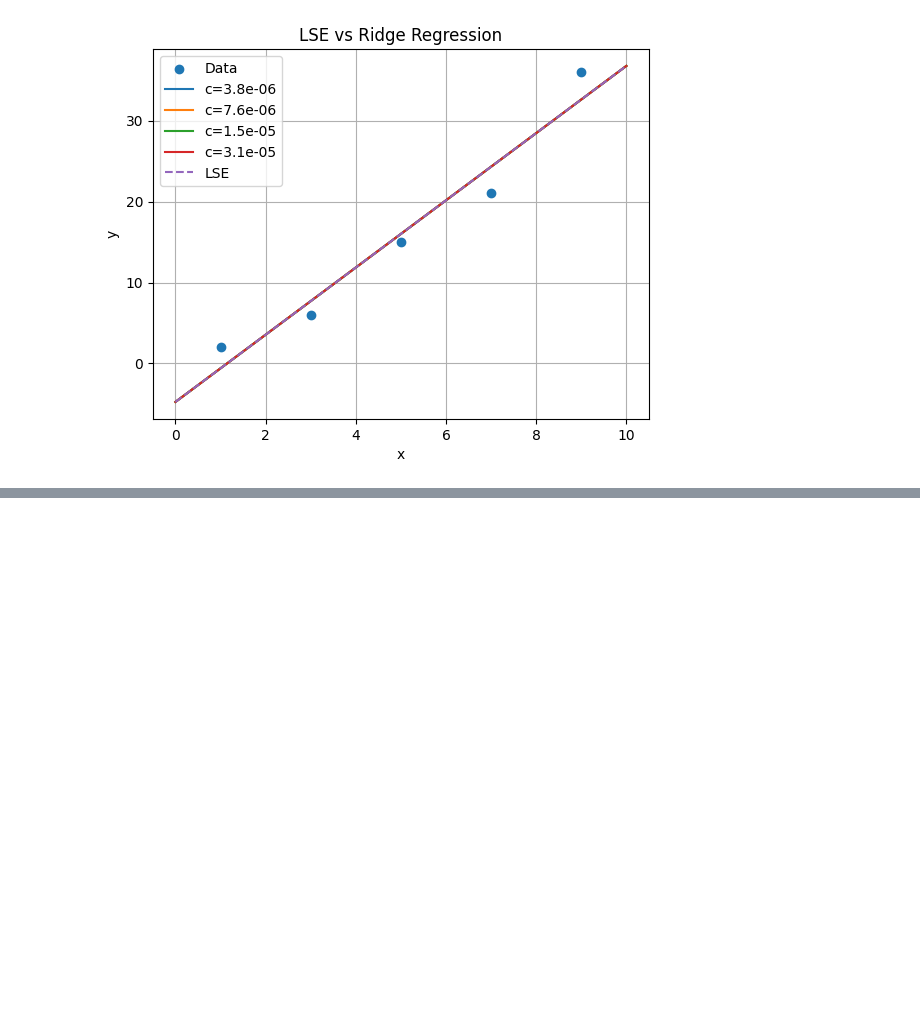
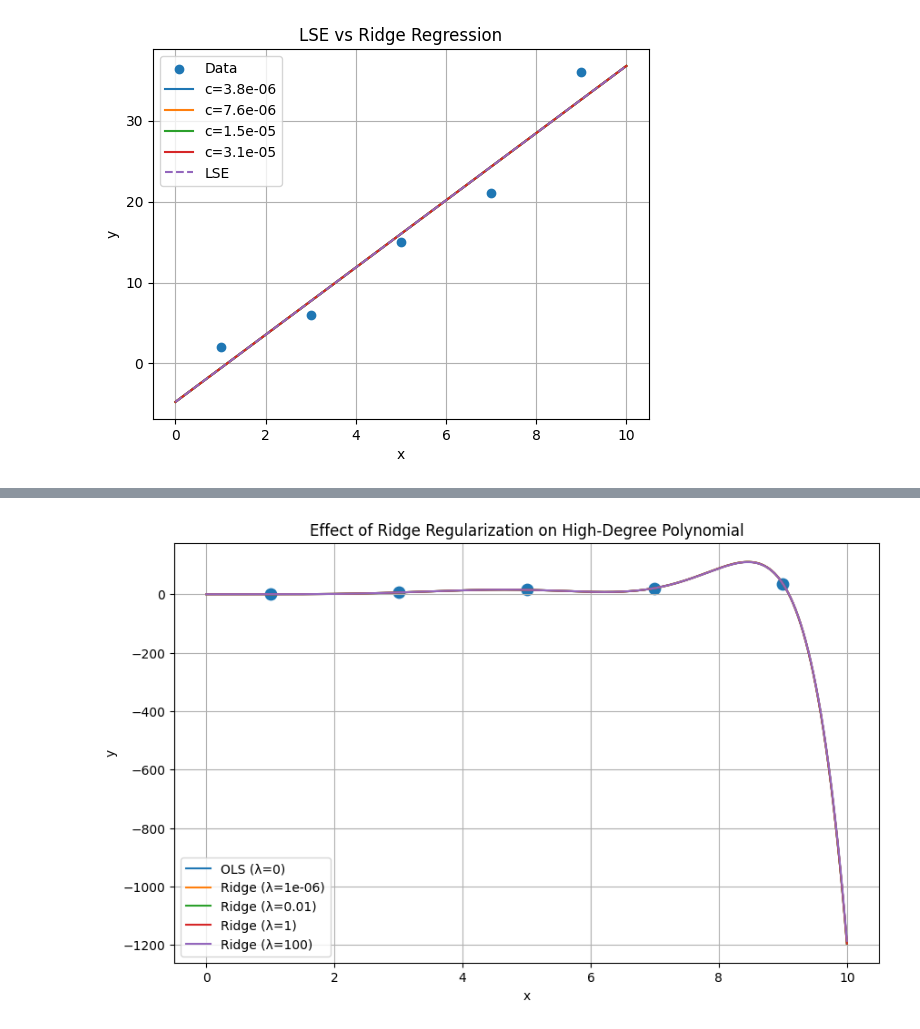
Before and after one commit to mannat244/ML_Lab, a Jupyter notebook: ML_Lab4.ipynb, the cells around one changed output, grey strips where cells are left out. Cells and saved outputs as stored; diff of their text form; code cells hidden in the pictures; blank space fills up the shorter version.

```diff
--- a/ML_Lab4.ipynb
+++ b/ML_Lab4.ipynb
@@ -187,0 +152,74 @@ ValueError: matmul: Input operand 1 has a mismatch in its core dimension 0, with
+# %%
+# Scale x to [-1, 1]
+x_scaled = (x - np.mean(x)) / np.std(x)
+
+degree = 9
+lambdas = [0, 0.001, 0.1, 10, 1000]
+
+X = polynomial_design_matrix(x_scaled, degree)
+
+x_plot = np.linspace(min(x_scaled), max(x_scaled), 500)
+X_plot = polynomial_design_matrix(x_plot, degree)
+# %%
+import numpy as np
+import matplotlib.pyplot as plt
+
+# -----------------------------
+# Data
+# -----------------------------
+x = np.array([1, 3, 5, 7, 9], dtype=float)
+y = np.array([2, 6, 15, 21, 36], dtype=float)
+
+# -----------------------------
+# Helper Functions
+# -----------------------------
+def polynomial_design_matrix(x, degree):
+    return np.vstack([x**i for i in range(degree + 1)]).T
+
+def ridge_regression(X, y, c):
+    I = np.eye(X.shape[1])
+    return np.linalg.pinv(X.T @ X + c * I) @ X.T @ y
+
+def rmse(y_true, y_pred):
+    return np.sqrt(np.mean((y_true - y_pred) ** 2))
+
+
+# -----------------------------
+# Settings
+# -----------------------------
+degree = 9  # intentionally high to show overfitting
+lambdas = [0, 1e-6, 1e-2, 1, 100]
+
+X = polynomial_design_matrix(x, degree)
+
+x_plot = np.linspace(0, 10, 500)
+X_plot = polynomial_design_matrix(x_plot, degree)
+
+plt.figure(figsize=(10,6))
+plt.scatter(x, y, s=80)
+
+for lam in lambdas:
+    if lam == 0:
+        w = np.linalg.pinv(X.T @ X) @ X.T @ y
+        label = "OLS (λ=0)"
+    else:
+        w = ridge_regression(X, y, lam)
+        label = f"Ridge (λ={lam})"
+
+    y_plot = X_plot @ w
+    y_train = X @ w
+
+    print(f"λ = {lam}")
+    print("RMSE =", round(rmse(y, y_train), 6))
+    print("Coefficient magnitude =", round(np.linalg.norm(w), 4))
+    print("---------------")
+
+    plt.plot(x_plot, y_plot, label=label)
+
+plt.title("Effect of Ridge Regularization on High-Degree Polynomial")
+plt.xlabel("x")
+plt.ylabel("y")
+plt.legend()
+plt.grid(True)
+plt.show()
+# %% [output]
@@ -187,0 +246 @@ ValueError: matmul: Input operand 1 has a mismatch in its core dimension 0, with
+[figure, added]
```
Also changed, not shown: parts of 3 cells of this notebook.
